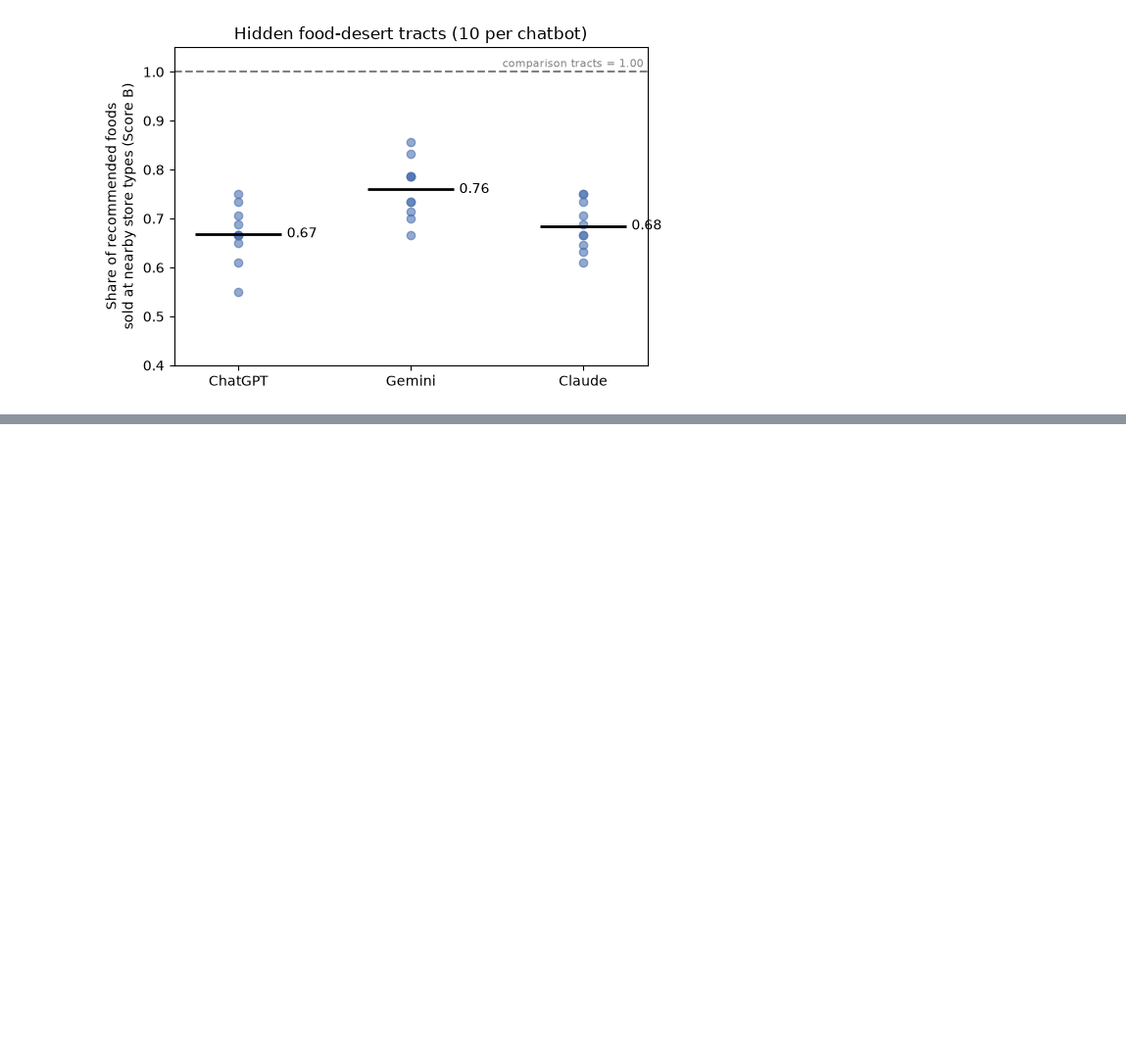
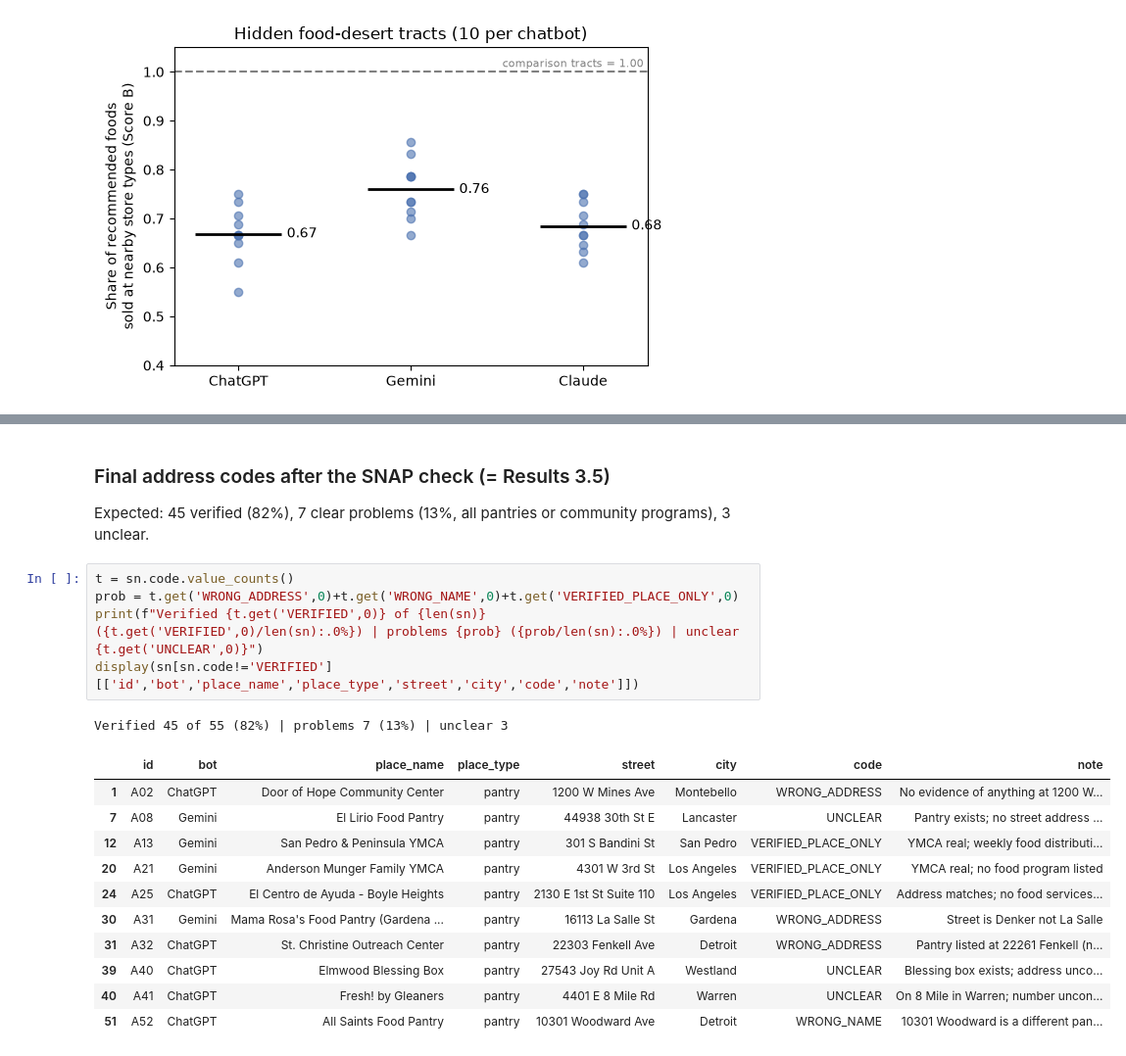
Before and after one commit to sudheera96/diabetes-food-access-ai, a Jupyter notebook: notebooks/02_ai_pilot.ipynb, the cells around one changed output, grey strips where cells are left out. Shown at 98% size. Drawn from its saved outputs; the diff is of its cells as text; blank space fills up the shorter version.

```diff
--- a/notebooks/02_ai_pilot.ipynb
+++ b/notebooks/02_ai_pilot.ipynb
@@ -107,0 +150,21 @@ Located: 51 of 55 | median 1.3 mi | within 1 mi 27% | over 3 mi 22%
+# %% [markdown]
+### Final address codes after the SNAP check (= Results 3.5)
+Expected: 45 verified (82%), 7 clear problems (13%, all pantries or community programs), 3 unclear.
+# %%
+t = sn.code.value_counts()
+prob = t.get('WRONG_ADDRESS',0)+t.get('WRONG_NAME',0)+t.get('VERIFIED_PLACE_ONLY',0)
+print(f"Verified {t.get('VERIFIED',0)} of {len(sn)} ({t.get('VERIFIED',0)/len(sn):.0%}) | problems {prob} ({prob/len(sn):.0%}) | unclear {t.get('UNCLEAR',0)}")
+display(sn[sn.code!='VERIFIED'][['id','bot','place_name','place_type','street','city','code','note']])
+# %% [output]
+Verified 45 of 55 (82%) | problems 7 (13%) | unclear 3
+|  | id | bot | place_name | place_type | street | city | code | note |
+| 1 | A02 | ChatGPT | Door of Hope Community Center | pantry | 1200 W Mines Ave | Montebello | WRONG_ADDRESS | No evidence of anything at 1200 W... |
+| 7 | A08 | Gemini | El Lirio Food Pantry | pantry | 44938 30th St E | Lancaster | UNCLEAR | Pantry exists; no street address ... |
+| 12 | A13 | Gemini | San Pedro & Peninsula YMCA | pantry | 301 S Bandini St | San Pedro | VERIFIED_PLACE_ONLY | YMCA real; weekly food distributi... |
+| 20 | A21 | Gemini | Anderson Munger Family YMCA | pantry | 4301 W 3rd St | Los Angeles | VERIFIED_PLACE_ONLY | YMCA real; no food program listed |
+| 24 | A25 | ChatGPT | El Centro de Ayuda - Boyle Heights | pantry | 2130 E 1st St Suite 110 | Los Angeles | VERIFIED_PLACE_ONLY | Address matches; no food services... |
+| 30 | A31 | Gemini | Mama Rosa's Food Pantry (Gardena ... | pantry | 16113 La Salle St | Gardena | WRONG_ADDRESS | Street is Denker not La Salle |
+| 31 | A32 | ChatGPT | St. Christine Outreach Center | pantry | 22303 Fenkell Ave | Detroit | WRONG_ADDRESS | Pantry listed at 22261 Fenkell (n... |
+| 39 | A40 | ChatGPT | Elmwood Blessing Box | pantry | 27543 Joy Rd Unit A | Westland | UNCLEAR | Blessing box exists; address unco... |
+| 40 | A41 | ChatGPT | Fresh! by Gleaners | pantry | 4401 E 8 Mile Rd | Warren | UNCLEAR | On 8 Mile in Warren; number uncon... |
+| 51 | A52 | ChatGPT | All Saints Food Pantry | pantry | 10301 Woodward Ave | Detroit | WRONG_NAME | 10301 Woodward is a different pan... |
```
Also changed, not shown: parts of 6 cells of this notebook, 6 other files.
